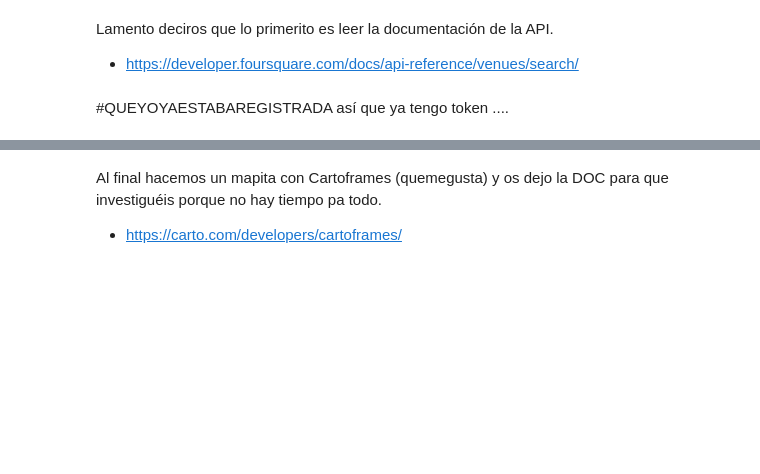
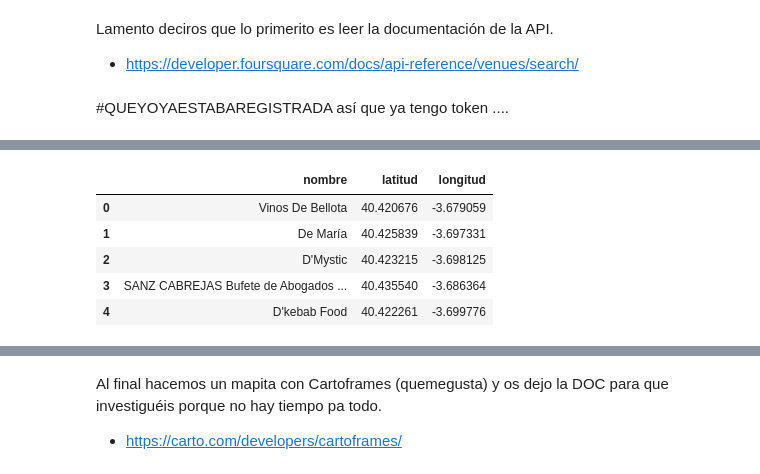
Before and after one commit to Ironhack-Data-Madrid-Mayo-2021/Classroom-Materials, a Jupyter notebook: week_04/04-geo_dataframe.ipynb, the cells around one changed output, grey strips where cells are left out. Drawn from its saved outputs; the diff is of its cells as text; code cells hidden in the pictures; blank space fills up the shorter version.

```diff
--- a/week_04/04-geo_dataframe.ipynb
+++ b/week_04/04-geo_dataframe.ipynb
@@ -101,0 +150,3 @@ resp = requests.get(url_query, parametros).json()
+# %%
+#Esto ya es la lista de diccionarios de la que tenemos que extraer el nombre y las coordenadas
+decode_otravez = decode.get("items")
@@ -101,0 +176,4 @@ resp = requests.get(url_query, parametros).json()
+# %%
+mapa_nombre = ["venue", "name"]
+mapa_latitud = ["venue","location","lat"]
+mapa_longitud = ["venue","location","lng"]
@@ -114,2 +194,12 @@ resp = requests.get(url_query, parametros).json()
+# %%
+dataframe = pd.DataFrame(lovemosclaro)
+dataframe.head()
+# %% [output]
+|  | nombre | latitud | longitud |
+| 0 | Vinos De Bellota | 40.420676 | -3.679059 |
+| 1 | De María | 40.425839 | -3.697331 |
+| 2 | D'Mystic | 40.423215 | -3.698125 |
+| 3 | SANZ CABREJAS Bufete de Abogados ... | 40.435540 | -3.686364 |
+| 4 | D'kebab Food | 40.422261 | -3.699776 |
 # %%
 #!pip3 install cartoframes
```
Also changed, not shown: parts of 21 cells of this notebook.
